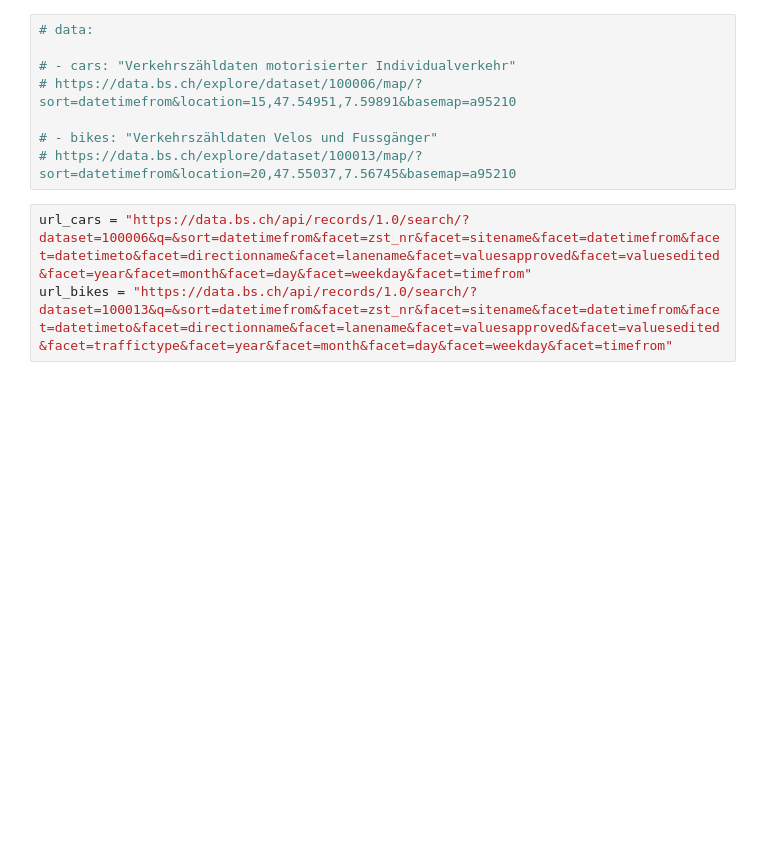
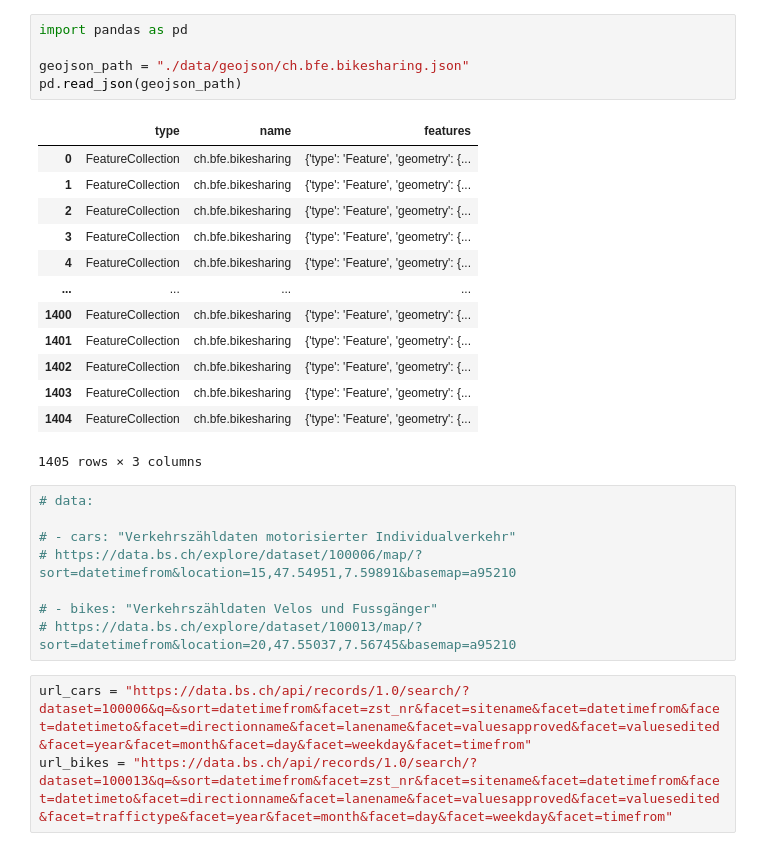
Before and after one commit to andygubser/bike_network_analysis, a Jupyter notebook: Optimizing Bicycle and Public Traffic Paths.ipynb, the cells around one changed output. Cells and saved outputs as stored; diff of their text form; blank space fills up the shorter version.

```diff
--- a/Optimizing Bicycle and Public Traffic Paths.ipynb
+++ b/Optimizing Bicycle and Public Traffic Paths.ipynb
@@ -6,3 +118,22 @@ import json
+# %%
+import pandas as pd
+
+geojson_path = "./data/geojson/ch.bfe.bikesharing.json"
+pd.read_json(geojson_path)
+# %% [output]
+|  | type | name | features |
+| 0 | FeatureCollection | ch.bfe.bikesharing | {'type': 'Feature', 'geometry': {... |
+| 1 | FeatureCollection | ch.bfe.bikesharing | {'type': 'Feature', 'geometry': {... |
+| 2 | FeatureCollection | ch.bfe.bikesharing | {'type': 'Feature', 'geometry': {... |
+| 3 | FeatureCollection | ch.bfe.bikesharing | {'type': 'Feature', 'geometry': {... |
+| 4 | FeatureCollection | ch.bfe.bikesharing | {'type': 'Feature', 'geometry': {... |
+| ... | ... | ... | ... |
+| 1400 | FeatureCollection | ch.bfe.bikesharing | {'type': 'Feature', 'geometry': {... |
+| 1401 | FeatureCollection | ch.bfe.bikesharing | {'type': 'Feature', 'geometry': {... |
+| 1402 | FeatureCollection | ch.bfe.bikesharing | {'type': 'Feature', 'geometry': {... |
+| 1403 | FeatureCollection | ch.bfe.bikesharing | {'type': 'Feature', 'geometry': {... |
+| 1404 | FeatureCollection | ch.bfe.bikesharing | {'type': 'Feature', 'geometry': {... |
+1405 rows × 3 columns
 # %%
 # data:
 
```
Also changed, not shown: parts of 13 cells of this notebook, 38 other files.
